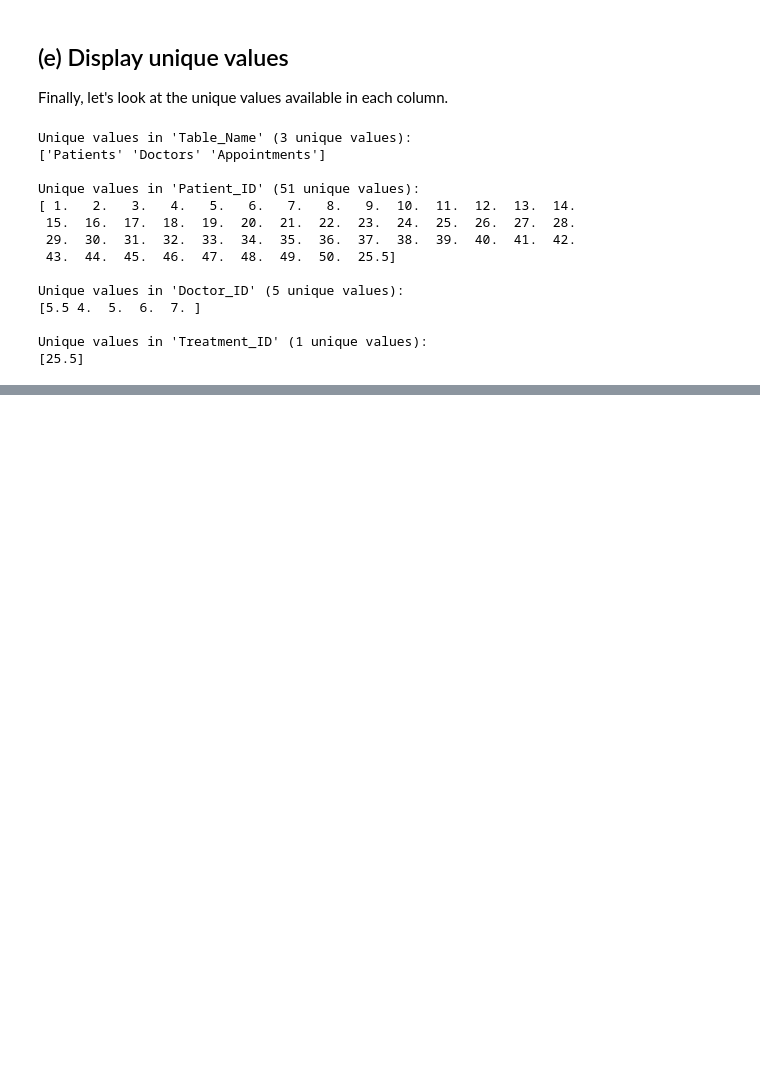
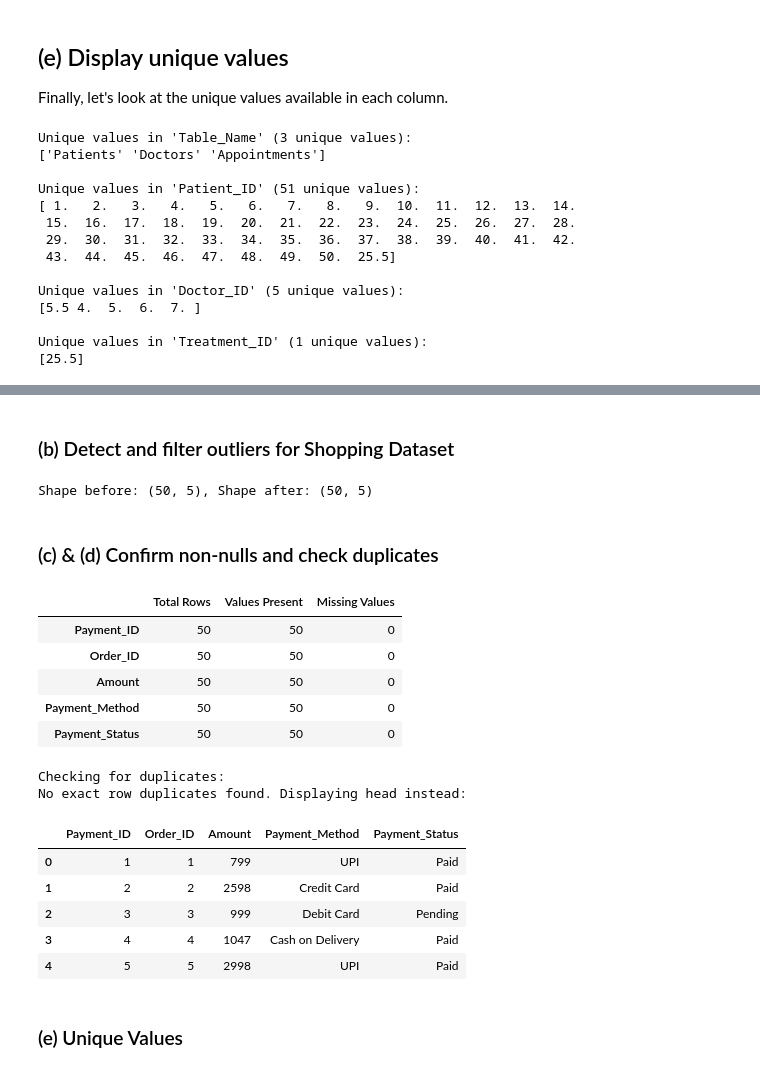
Before and after one commit to Pheonix1795/MDS_LAB, a Jupyter notebook: MDS_WEEK6.ipynb, the cells around one changed output, grey strips where cells are left out. Drawn from its saved outputs; the diff is of its cells as text; code cells hidden in the pictures; blank space fills up the shorter version.

```diff
--- a/MDS_WEEK6.ipynb
+++ b/MDS_WEEK6.ipynb
@@ -236,0 +310,53 @@ Unique values in 'Treatment_ID' (1 unique values):
+# %% [markdown]
+### (b) Detect and filter outliers for Shopping Dataset
+# %%
+# IQR Method
+Q1_s = df_shop_cleaned.select_dtypes(include=['number']).quantile(0.25)
+Q3_s = df_shop_cleaned.select_dtypes(include=['number']).quantile(0.75)
+IQR_s = Q3_s - Q1_s
+
+df_shop_filtered = df_shop_cleaned.copy()
+for col in df_shop_cleaned.select_dtypes(include=['number']).columns:
+    lower = Q1_s[col] - 1.5 * IQR_s[col]
+    upper = Q3_s[col] + 1.5 * IQR_s[col]
+    df_shop_filtered = df_shop_filtered[~((df_shop_filtered[col] < lower) | (df_shop_filtered[col] > upper))]
+
+print(f"Shape before: {df_shop_cleaned.shape}, Shape after: {df_shop_filtered.shape}")
+# %% [output]
+Shape before: (50, 5), Shape after: (50, 5)
+# %% [markdown]
+### (c) & (d) Confirm non-nulls and check duplicates
+# %%
+# Data Completeness
+shop_summary = pd.DataFrame({
+    'Total Rows': len(df_shop_filtered),
+    'Values Present': df_shop_filtered.count(),
+    'Missing Values': df_shop_filtered.isnull().sum()
+})
+display(shop_summary)
+
+# Duplicates
+print("\nChecking for duplicates:")
+dupes = df_shop_filtered[df_shop_filtered.duplicated(keep=False)]
+if not dupes.empty:
+    display(dupes)
+else:
+    print("No exact row duplicates found. Displaying head instead:")
+    display(df_shop_filtered.head())
+# %% [output]
+|  | Total Rows | Values Present | Missing Values |
+| Payment_ID | 50 | 50 | 0 |
+| Order_ID | 50 | 50 | 0 |
+| Amount | 50 | 50 | 0 |
+| Payment_Method | 50 | 50 | 0 |
+| Payment_Status | 50 | 50 | 0 |
+Checking for duplicates:
+No exact row duplicates found. Displaying head instead:
+|  | Payment_ID | Order_ID | Amount | Payment_Method | Payment_Status |
+| 0 | 1 | 1 | 799 | UPI | Paid |
+| 1 | 2 | 2 | 2598 | Credit Card | Paid |
+| 2 | 3 | 3 | 999 | Debit Card | Pending |
+| 3 | 4 | 4 | 1047 | Cash on Delivery | Paid |
+| 4 | 5 | 5 | 2998 | UPI | Paid |
+# %% [markdown]
+### (e) Unique Values
```
Also changed, not shown: parts of 5 cells of this notebook.
